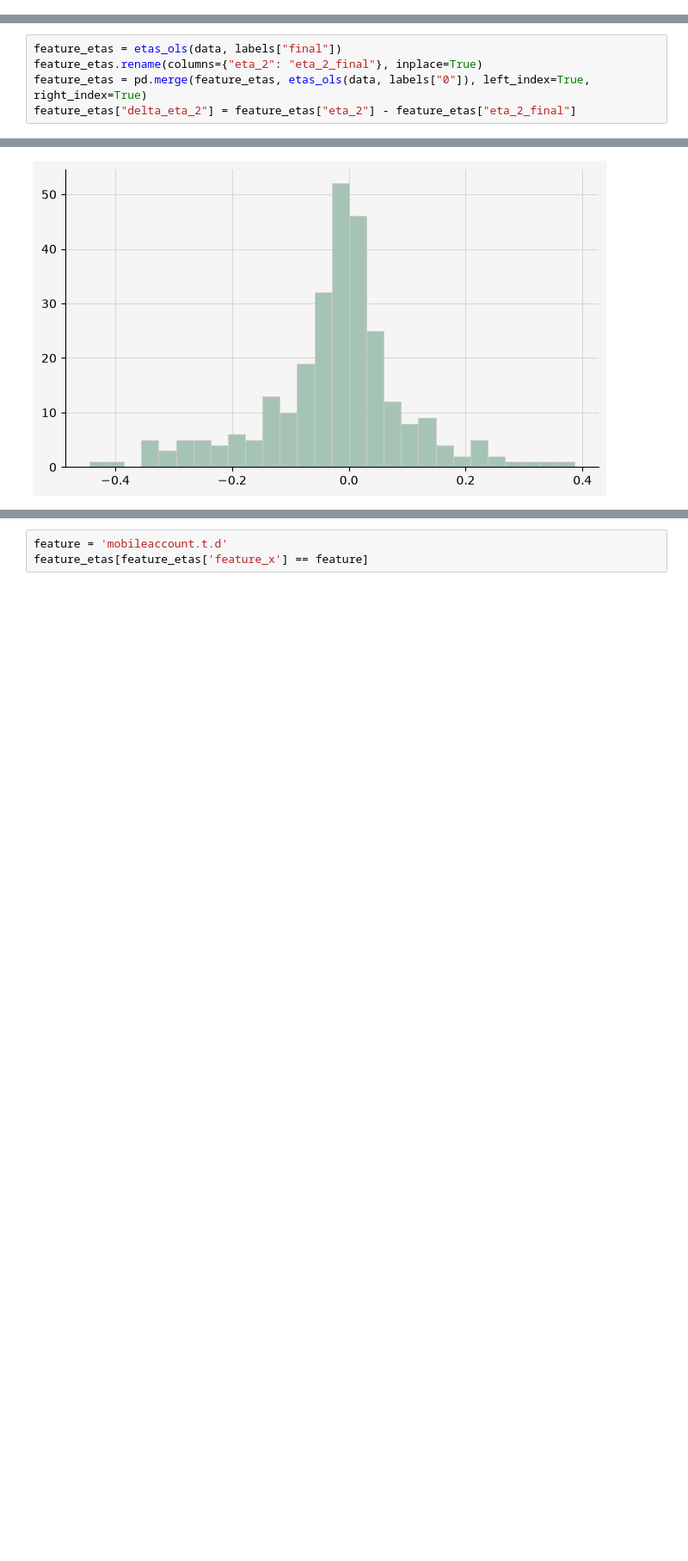
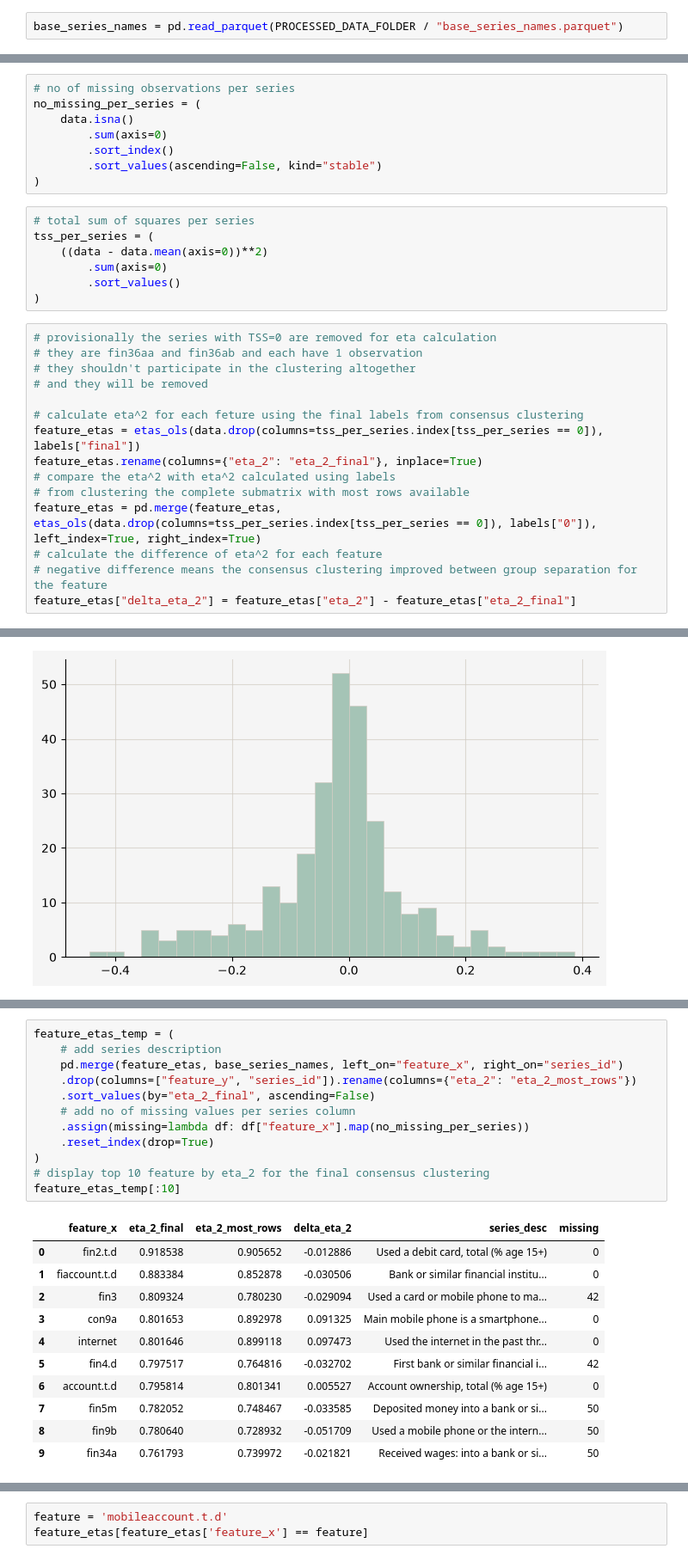
Before and after one commit to reebme/financial-attitudes-clustering, a Jupyter notebook: Notebooks/04_Clustering_Analysis.ipynb, the cells around one changed output, grey strips where cells are left out. Shown at 86% size. Saved outputs shown, nothing was run; the diff lists cells and outputs as text; blank space fills up the shorter version.

```diff
--- a/Notebooks/04_Clustering_Analysis.ipynb
+++ b/Notebooks/04_Clustering_Analysis.ipynb
@@ -35 +35,3 @@ PosixPath('/home/mbr/Curated_Data_SQLite/src')
+# %%
+base_series_names = pd.read_parquet(PROCESSED_DATA_FOLDER / "base_series_names.parquet")
 # %%
@@ -318,6 +346,31 @@ etas_ols(subm_most_rows, labels["final"])
+# %%
+# no of missing observations per series
+no_missing_per_series = (
+    data.isna()
+        .sum(axis=0)
+        .sort_index()
+        .sort_values(ascending=False, kind="stable")
+)
+# %%
+# total sum of squares per series
+tss_per_series = (
+    ((data - data.mean(axis=0))**2)
+        .sum(axis=0)
+        .sort_values()
+)
 # %%
-feature_etas = etas_ols(data, labels["final"])
+# provisionally the series with TSS=0 are removed for eta calculation
+# they are fin36aa and fin36ab and each have 1 observation
+# they shouldn't participate in the clustering altogether
+# and they will be removed
+
+# calculate eta^2 for each feture using the final labels from consensus clustering
+feature_etas = etas_ols(data.drop(columns=tss_per_series.index[tss_per_series == 0]), labels["final"])
 feature_etas.rename(columns={"eta_2": "eta_2_final"}, inplace=True)
-feature_etas = pd.merge(feature_etas, etas_ols(data, labels["0"]), left_index=True, right_index=True)
+# compare the eta^2 with eta^2 calculated using labels
+# from clustering the complete submatrix with most rows available
+feature_etas = pd.merge(feature_etas, etas_ols(data.drop(columns=tss_per_series.index[tss_per_series == 0]), labels["0"]), left_index=True, right_index=True)
+# calculate the difference of eta^2 for each feature
+# negative difference means the consensus clustering improved between group separation for the feature
 feature_etas["delta_eta_2"] = feature_etas["eta_2"] - feature_etas["eta_2_final"]
 # %%
@@ -358,0 +396,24 @@ feature_etas.sort_values(by='eta_2_final', ascending=False)[:20]
+# %%
+feature_etas_temp = (
+    # add series description
+    pd.merge(feature_etas, base_series_names, left_on="feature_x", right_on="series_id")
+    .drop(columns=["feature_y", "series_id"]).rename(columns={"eta_2": "eta_2_most_rows"})
+    .sort_values(by="eta_2_final", ascending=False)
+    # add no of missing values per series column
+    .assign(missing=lambda df: df["feature_x"].map(no_missing_per_series))
+    .reset_index(drop=True)
+)
+# display top 10 feature by eta_2 for the final consensus clustering
+feature_etas_temp[:10]
+# %% [output]
+|  | feature_x | eta_2_final | eta_2_most_rows | delta_eta_2 | series_desc | missing |
+| 0 | fin2.t.d | 0.918538 | 0.905652 | -0.012886 | Used a debit card, total (% age 15+) | 0 |
+| 1 | fiaccount.t.d | 0.883384 | 0.852878 | -0.030506 | Bank or similar financial institu... | 0 |
+| 2 | fin3 | 0.809324 | 0.780230 | -0.029094 | Used a card or mobile phone to ma... | 42 |
+| 3 | con9a | 0.801653 | 0.892978 | 0.091325 | Main mobile phone is a smartphone... | 0 |
+| 4 | internet | 0.801646 | 0.899118 | 0.097473 | Used the internet in the past thr... | 0 |
+| 5 | fin4.d | 0.797517 | 0.764816 | -0.032702 | First bank or similar financial i... | 42 |
+| 6 | account.t.d | 0.795814 | 0.801341 | 0.005527 | Account ownership, total (% age 15+) | 0 |
+| 7 | fin5m | 0.782052 | 0.748467 | -0.033585 | Deposited money into a bank or si... | 50 |
+| 8 | fin9b | 0.780640 | 0.728932 | -0.051709 | Used a mobile phone or the intern... | 50 |
+| 9 | fin34a | 0.761793 | 0.739972 | -0.021821 | Received wages: into a bank or si... | 50 |
```
Also changed, not shown: parts of 17 cells of this notebook, 3 other files.
